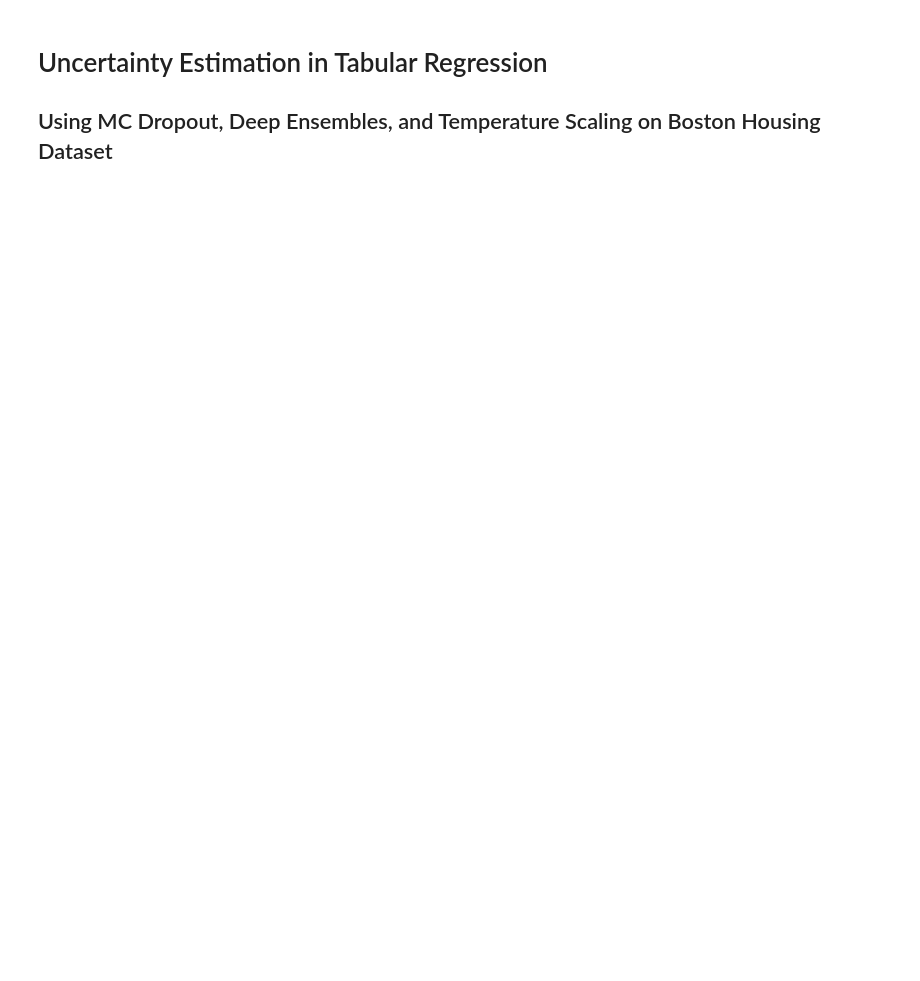
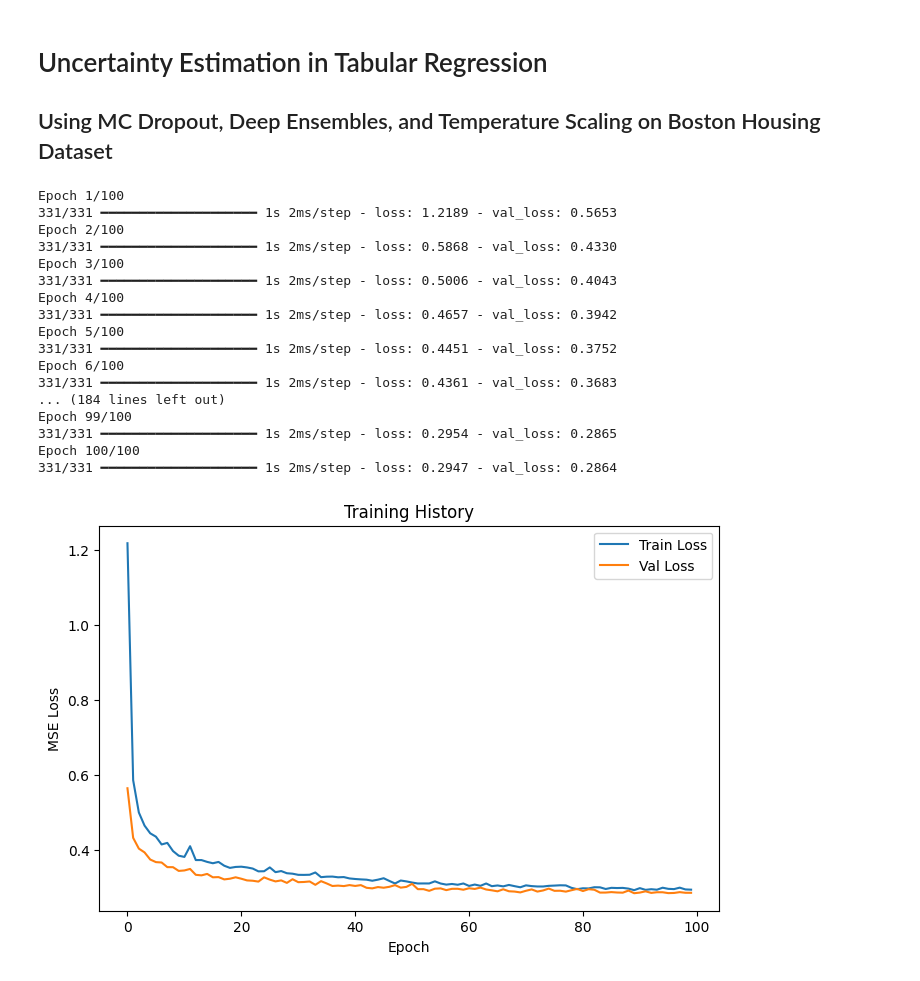
Before and after one commit to nebaw-21/Uncertainty-Estimation, a Jupyter notebook: uncertainty_estimation.ipynb, the cells around one changed output. Cells and saved outputs as stored; diff of their text form; code cells hidden in the pictures; blank space fills up the shorter version.

Commit message:
Train the Base Model

```diff
--- a/uncertainty_estimation.ipynb
+++ b/uncertainty_estimation.ipynb
@@ -34,3 +34,51 @@ X_test_scaled = scaler.transform(X_test)
 # %%
 # Import the build_mlp function from models/simple_mlp.py
 from models.simple_mlp import build_mlp
+# %%
+# Build the MLP model with input shape from X_train
+mlp_model = build_mlp(X_train_scaled.shape[1])
+
+# Train on X_train_scaled, y_train for 100 epochs, batch_size=32, validation_split=0.2
+history = mlp_model.fit(
+    X_train_scaled, y_train,
+    epochs=100,
+    batch_size=32,
+    validation_split=0.2,
+    verbose=1
+)
+
+# Plot training history (loss and val_loss)
+plt.figure(figsize=(8,5))
+plt.plot(history.history['loss'], label='Train Loss')
+plt.plot(history.history['val_loss'], label='Val Loss')
+plt.xlabel('Epoch')
+plt.ylabel('MSE Loss')
+plt.title('Training History')
+plt.legend()
+plt.show()
+
+# Evaluate on test set
+predictions = mlp_model.predict(X_test_scaled).flatten()
+mse = mean_squared_error(y_test, predictions)
+rmse = np.sqrt(mse)
+r2 = r2_score(y_test, predictions)
+print(f"Test MSE: {mse:.4f}, RMSE: {rmse:.4f}, R2: {r2:.4f}")
+# %% [output]
+Epoch 1/100
+331/331 ━━━━━━━━━━━━━━━━━━━━ 1s 2ms/step - loss: 1.2189 - val_loss: 0.5653
+Epoch 2/100
+331/331 ━━━━━━━━━━━━━━━━━━━━ 1s 2ms/step - loss: 0.5868 - val_loss: 0.4330
+Epoch 3/100
+331/331 ━━━━━━━━━━━━━━━━━━━━ 1s 2ms/step - loss: 0.5006 - val_loss: 0.4043
+Epoch 4/100
+331/331 ━━━━━━━━━━━━━━━━━━━━ 1s 2ms/step - loss: 0.4657 - val_loss: 0.3942
+Epoch 5/100
+331/331 ━━━━━━━━━━━━━━━━━━━━ 1s 2ms/step - loss: 0.4451 - val_loss: 0.3752
+Epoch 6/100
+331/331 ━━━━━━━━━━━━━━━━━━━━ 1s 2ms/step - loss: 0.4361 - val_loss: 0.3683
+... (184 lines left out)
+Epoch 99/100
+331/331 ━━━━━━━━━━━━━━━━━━━━ 1s 2ms/step - loss: 0.2954 - val_loss: 0.2865
+Epoch 100/100
+331/331 ━━━━━━━━━━━━━━━━━━━━ 1s 2ms/step - loss: 0.2947 - val_loss: 0.2864
+[figure, added]
```
Also changed, not shown: parts of 1 cell of this notebook.
